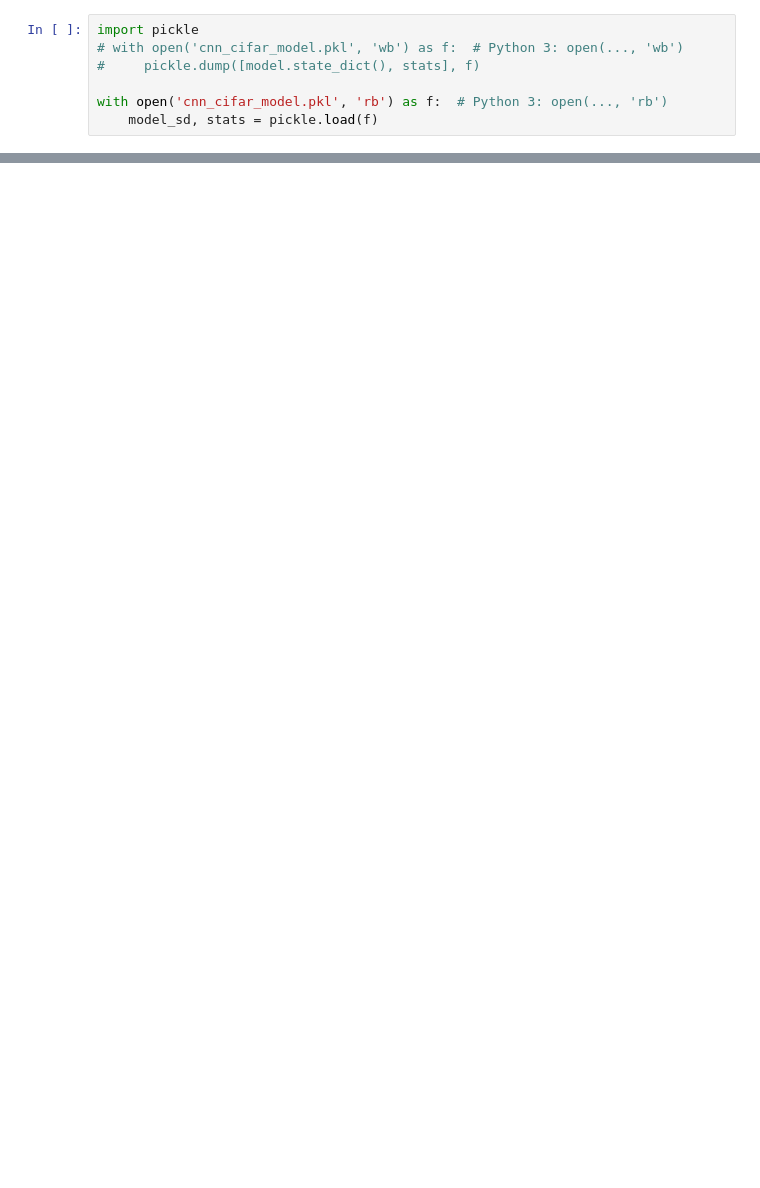
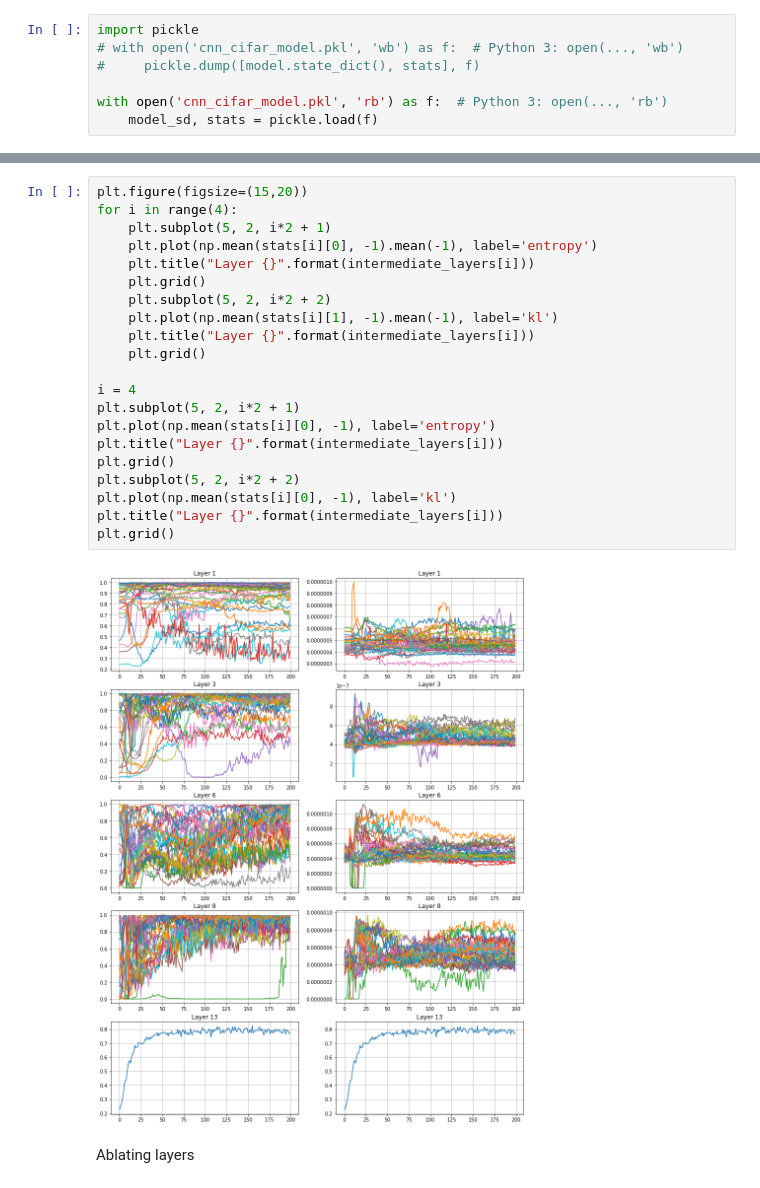
Before and after one commit to hannakb/Neurons-Importance, a Jupyter notebook: convolution_stats.ipynb, the cells around one changed output, grey strips where cells are left out. Saved outputs shown, nothing was run; the diff lists cells and outputs as text; blank space fills up the shorter version.

```diff
--- a/convolution_stats.ipynb
+++ b/convolution_stats.ipynb
@@ -117,0 +102,25 @@ for i in range(6):
+# %%
+plt.figure(figsize=(15,20))
+for i in range(4):
+    plt.subplot(5, 2, i*2 + 1)
+    plt.plot(np.mean(stats[i][0], -1).mean(-1), label='entropy')
+    plt.title("Layer {}".format(intermediate_layers[i]))
+    plt.grid()
+    plt.subplot(5, 2, i*2 + 2)
+    plt.plot(np.mean(stats[i][1], -1).mean(-1), label='kl')
+    plt.title("Layer {}".format(intermediate_layers[i]))
+    plt.grid()
+
+i = 4
+plt.subplot(5, 2, i*2 + 1)
+plt.plot(np.mean(stats[i][0], -1), label='entropy')
+plt.title("Layer {}".format(intermediate_layers[i]))
+plt.grid()
+plt.subplot(5, 2, i*2 + 2)
+plt.plot(np.mean(stats[i][0], -1), label='kl')
+plt.title("Layer {}".format(intermediate_layers[i]))
+plt.grid()
+# %% [output]
+[figure, added]
+# %% [markdown]
+Ablating layers
```
Also changed, not shown: parts of 15 cells of this notebook.
